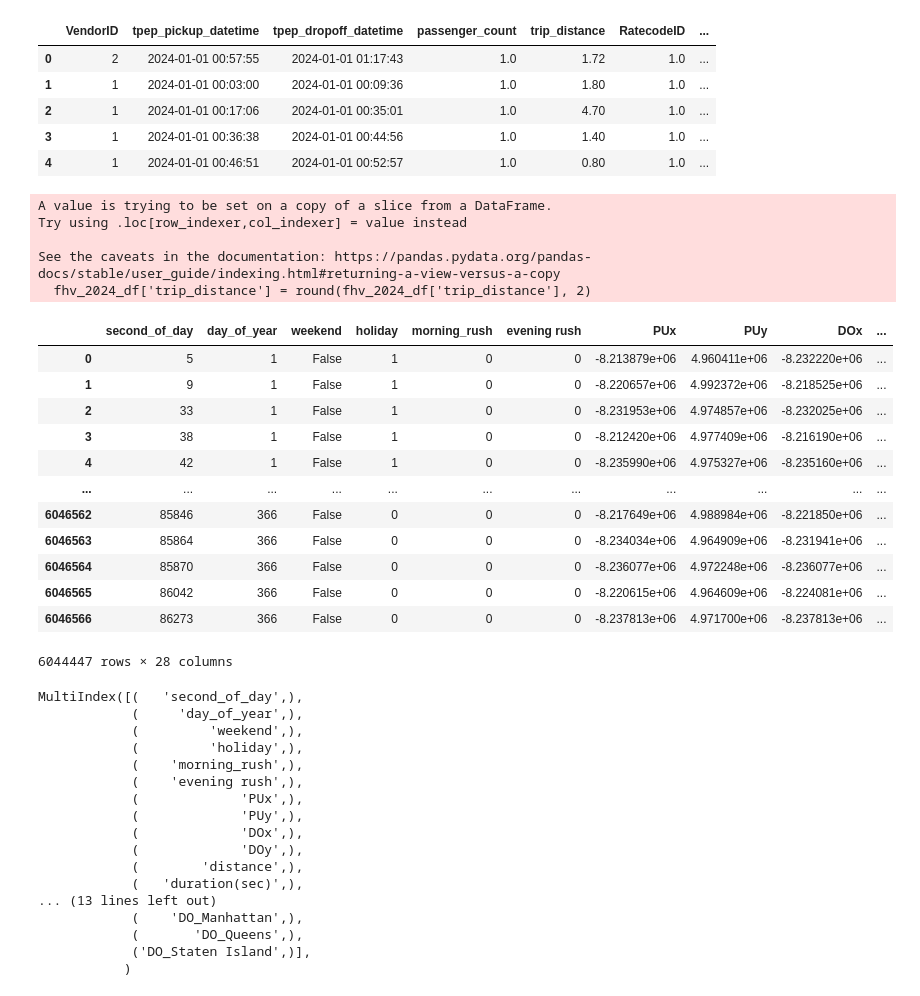
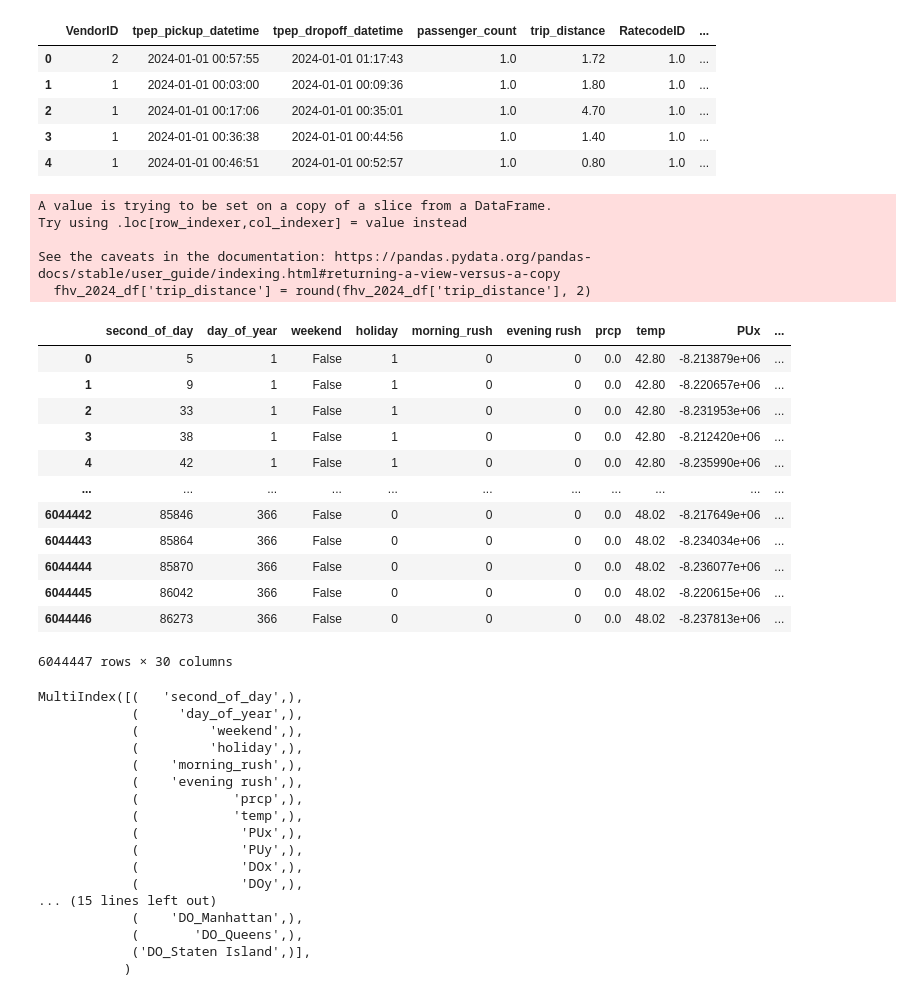
Before and after one commit to Krinnik/ny_ride_fair_optimization, a Jupyter notebook: nik_folder/nik_test.ipynb, the cells around one changed output. Cells and saved outputs as stored; diff of their text form; code cells hidden in the pictures.

Commit message:
merged prcp and temp to model df and master function

```diff
--- a/nik_folder/nik_test.ipynb
+++ b/nik_folder/nik_test.ipynb
@@ -13,5 +14,7 @@ import holidays
 
 from Resources import ml_utils as mlu
+# %%
+weather_df = pd.read_csv('../Resources/NewYorkCity_Temperature')
 # %%
 zone_long_lat_data = pd.read_parquet('https://data.source.coop/cholmes/nyc-taxi-zones/taxi_zones_4326.parquet')
 # %%
@@ -57,28 +60,28 @@ ny_taxi_2024_df.head()
 | 3 | 1 | 2024-01-01 00:36:38 | 2024-01-01 00:44:56 | 1.0 | 1.40 | 1.0 | ... |
 | 4 | 1 | 2024-01-01 00:46:51 | 2024-01-01 00:52:57 | 1.0 | 0.80 | 1.0 | ... |
 # %%
-results = mlu.impute_all(ny_taxi_2024_df, fhv_2024_df, zone_long_lat_data)
+results = mlu.impute_all(ny_taxi_2024_df, fhv_2024_df, zone_long_lat_data, weather_df)
 
 results
 # %% [output]
 A value is trying to be set on a copy of a slice from a DataFrame.
 Try using .loc[row_indexer,col_indexer] = value instead
 
 See the caveats in the documentation: https://pandas.pydata.org/pandas-docs/stable/user_guide/indexing.html#returning-a-view-versus-a-copy
   fhv_2024_df['trip_distance'] = round(fhv_2024_df['trip_distance'], 2)
-|  | second_of_day | day_of_year | weekend | holiday | morning_rush | evening rush | PUx | PUy | DOx | ... |
-| 0 | 5 | 1 | False | 1 | 0 | 0 | -8.213879e+06 | 4.960411e+06 | -8.232220e+06 | ... |
-| 1 | 9 | 1 | False | 1 | 0 | 0 | -8.220657e+06 | 4.992372e+06 | -8.218525e+06 | ... |
-| 2 | 33 | 1 | False | 1 | 0 | 0 | -8.231953e+06 | 4.974857e+06 | -8.232025e+06 | ... |
-| 3 | 38 | 1 | False | 1 | 0 | 0 | -8.212420e+06 | 4.977409e+06 | -8.216190e+06 | ... |
-| 4 | 42 | 1 | False | 1 | 0 | 0 | -8.235990e+06 | 4.975327e+06 | -8.235160e+06 | ... |
+|  | second_of_day | day_of_year | weekend | holiday | morning_rush | evening rush | prcp | temp | PUx | ... |
+| 0 | 5 | 1 | False | 1 | 0 | 0 | 0.0 | 42.80 | -8.213879e+06 | ... |
+| 1 | 9 | 1 | False | 1 | 0 | 0 | 0.0 | 42.80 | -8.220657e+06 | ... |
+| 2 | 33 | 1 | False | 1 | 0 | 0 | 0.0 | 42.80 | -8.231953e+06 | ... |
+| 3 | 38 | 1 | False | 1 | 0 | 0 | 0.0 | 42.80 | -8.212420e+06 | ... |
+| 4 | 42 | 1 | False | 1 | 0 | 0 | 0.0 | 42.80 | -8.235990e+06 | ... |
 | ... | ... | ... | ... | ... | ... | ... | ... | ... | ... | ... |
-| 6046562 | 85846 | 366 | False | 0 | 0 | 0 | -8.217649e+06 | 4.988984e+06 | -8.221850e+06 | ... |
-| 6046563 | 85864 | 366 | False | 0 | 0 | 0 | -8.234034e+06 | 4.964909e+06 | -8.231941e+06 | ... |
-| 6046564 | 85870 | 366 | False | 0 | 0 | 0 | -8.236077e+06 | 4.972248e+06 | -8.236077e+06 | ... |
-| 6046565 | 86042 | 366 | False | 0 | 0 | 0 | -8.220615e+06 | 4.964609e+06 | -8.224081e+06 | ... |
-| 6046566 | 86273 | 366 | False | 0 | 0 | 0 | -8.237813e+06 | 4.971700e+06 | -8.237813e+06 | ... |
+| 6044442 | 85846 | 366 | False | 0 | 0 | 0 | 0.0 | 48.02 | -8.217649e+06 | ... |
+| 6044443 | 85864 | 366 | False | 0 | 0 | 0 | 0.0 | 48.02 | -8.234034e+06 | ... |
+| 6044444 | 85870 | 366 | False | 0 | 0 | 0 | 0.0 | 48.02 | -8.236077e+06 | ... |
+| 6044445 | 86042 | 366 | False | 0 | 0 | 0 | 0.0 | 48.02 | -8.220615e+06 | ... |
+| 6044446 | 86273 | 366 | False | 0 | 0 | 0 | 0.0 | 48.02 | -8.237813e+06 | ... |
-6044447 rows × 28 columns
+6044447 rows × 30 columns
 # %%
 results.columns
 # %% [output]
@@ -88,13 +91,13 @@ MultiIndex([(   'second_of_day',),
             (         'holiday',),
             (    'morning_rush',),
             (    'evening rush',),
+            (            'prcp',),
+            (            'temp',),
             (             'PUx',),
             (             'PUy',),
             (             'DOx',),
             (             'DOy',),
-            (        'distance',),
-            (   'duration(sec)',),
-... (13 lines left out)
+... (15 lines left out)
             (    'DO_Manhattan',),
             (       'DO_Queens',),
             ('DO_Staten Island',)],
```
Also changed, not shown: parts of 1 cell of this notebook, 4 other files.
